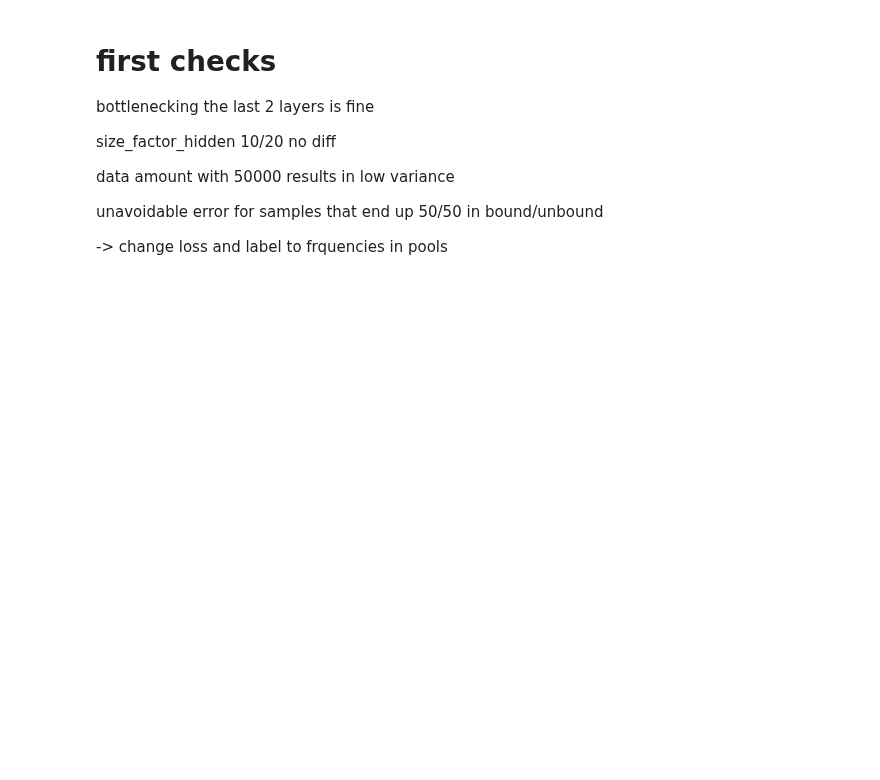
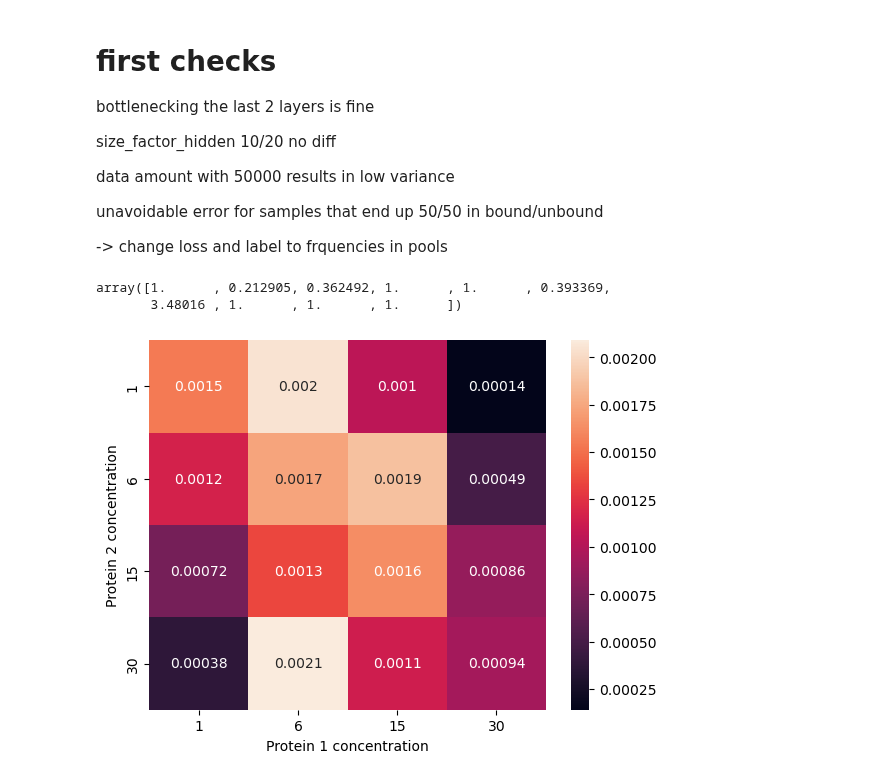
Before and after one commit to JoshuaGensel/MIME_ML, a Jupyter notebook: src/simFiles/deepModelTest.ipynb, the cells around one changed output. Cells and saved outputs as stored; diff of their text form; code cells hidden in the pictures; blank space fills up the shorter version.

```diff
--- a/src/simFiles/deepModelTest.ipynb
+++ b/src/simFiles/deepModelTest.ipynb
@@ -169,3 +174,60 @@ data amount with 50000 results in low variance
 unavoidable error for samples that end up 50/50 in bound/unbound
 
 -> change loss and label to frquencies in pools
+# %%
+import numpy as np
+
+# read in kd values
+kds = np.loadtxt('/mnt/d/data/MIME_data/simData/dmMIME/seqLen100/experimentalConditions/secondFromProt1/prot1/single_kds.txt')
+
+#insert 1 at position 0 and then every 3rd position
+kds = np.insert(kds, 0, 1)
+kds = np.insert(kds, np.arange(4, len(kds), 3), 1)
+kds[0:10]
+# %% [output]
+array([1.      , 0.212905, 0.362492, 1.      , 1.      , 0.393369,
+       3.48016 , 1.      , 1.      , 1.      ])
+# %%
+#save inferred probabilities for all protein concentration combinations
+
+#initialize dictionary to store inferred probabilities
+inferred_probs = {}
+
+proteinConcentrations = [1,6,15,30]
+
+#loop over protein concentrations
+for protConc1 in proteinConcentrations:
+    for protConc2 in proteinConcentrations:
+        #create prediction example for current protein concentration combination and zeros for all kd values
+        prediction_example = np.zeros((1, len(kds)))
+        #insert protein concentration values at position 1 and 2
+        prediction_example = np.insert(prediction_example, 0, protConc1)
+        prediction_example = np.insert(prediction_example, 1, protConc2)
+
+        #loop to set each position to 1 and infer probability
+        predictions = []
+        for i in range(2, len(kds)+2):
+            current_prediction_example = prediction_example.copy()
+            current_prediction_example[i] = 1
+            current_prediction_example = torch.from_numpy(current_prediction_example).float()
+            current_prediction_example = current_prediction_example.to(device)
+            #output binding probability and append list for given protein concentration combination
+            with torch.no_grad():
+                output = model(current_prediction_example)
+                predictions.append(output.item())
+        #save inferred probabilities for given protein concentration combination
+        inferred_probs[(protConc1, protConc2)] = predictions
+# %%
+#get variance of inferred probabilities for each protein concentration combination
+variances = []
+for protConc1 in proteinConcentrations:
+    for protConc2 in proteinConcentrations:
+        variances.append(np.var(inferred_probs[(protConc1, protConc2)]))
+# %%
+#plot variance of inferred probabilities for each protein concentration combination
+sns.heatmap(np.array(variances).reshape(4,4), annot=True, xticklabels=proteinConcentrations, yticklabels=proteinConcentrations)
+plt.xlabel('Protein 1 concentration')
+plt.ylabel('Protein 2 concentration')
+plt.show()
+# %% [output]
+[figure, added]
```
Also changed, not shown: parts of 12 cells of this notebook, 1 other file.
